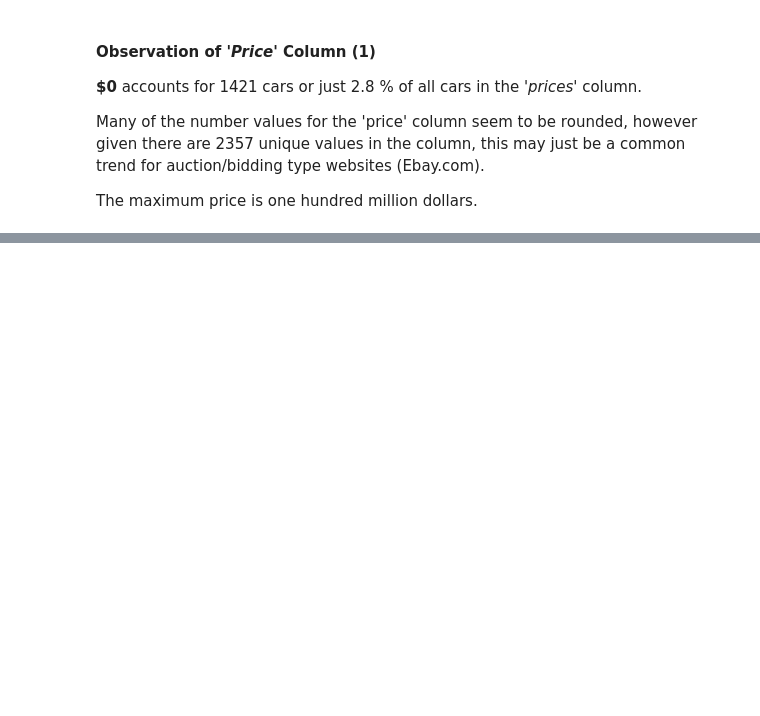
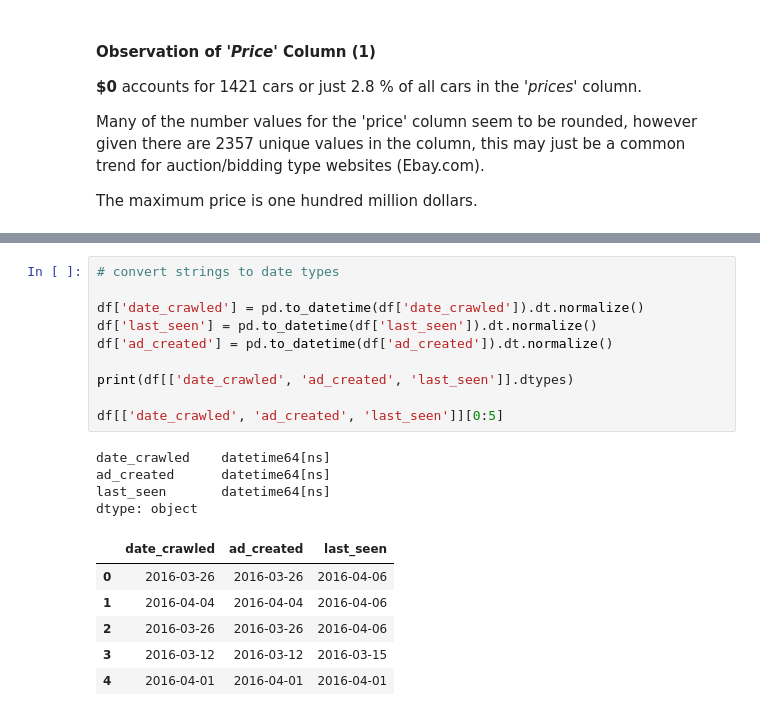
Before and after one commit to drusho/data_analysis, a Jupyter notebook: Exploring_Car_Sales_Data.ipynb, the cells around one changed output, grey strips where cells are left out. Cells and saved outputs as stored; diff of their text form; blank space fills up the shorter version.

```diff
--- a/Exploring_Car_Sales_Data.ipynb
+++ b/Exploring_Car_Sales_Data.ipynb
@@ -371,2 +475,23 @@ Name: price, Length: 2346, dtype: int64
+# %%
+# convert strings to date types
+
+df['date_crawled'] = pd.to_datetime(df['date_crawled']).dt.normalize()
+df['last_seen'] = pd.to_datetime(df['last_seen']).dt.normalize()
+df['ad_created'] = pd.to_datetime(df['ad_created']).dt.normalize()
+
+print(df[['date_crawled', 'ad_created', 'last_seen']].dtypes)
+
+df[['date_crawled', 'ad_created', 'last_seen']][0:5]
+# %% [output]
+date_crawled    datetime64[ns]
+ad_created      datetime64[ns]
+last_seen       datetime64[ns]
+dtype: object
+|  | date_crawled | ad_created | last_seen |
+| 0 | 2016-03-26 | 2016-03-26 | 2016-04-06 |
+| 1 | 2016-04-04 | 2016-04-04 | 2016-04-06 |
+| 2 | 2016-03-26 | 2016-03-26 | 2016-04-06 |
+| 3 | 2016-03-12 | 2016-03-12 | 2016-03-15 |
+| 4 | 2016-04-01 | 2016-04-01 | 2016-04-01 |
 # %%
 # %% [output]
```
Also changed, not shown: parts of 20 cells of this notebook.
